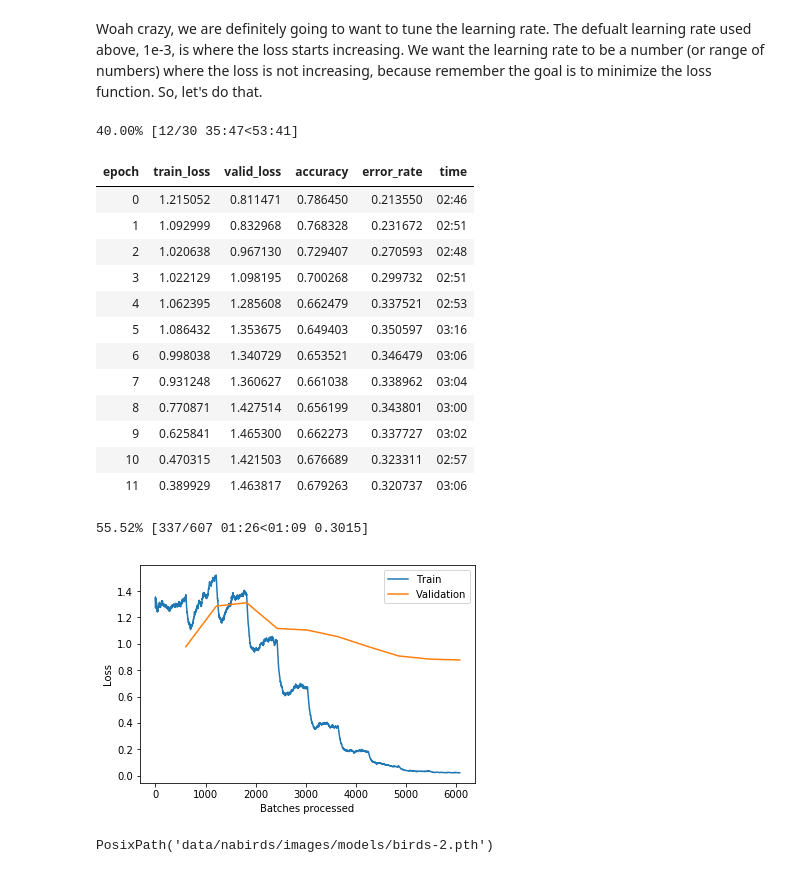
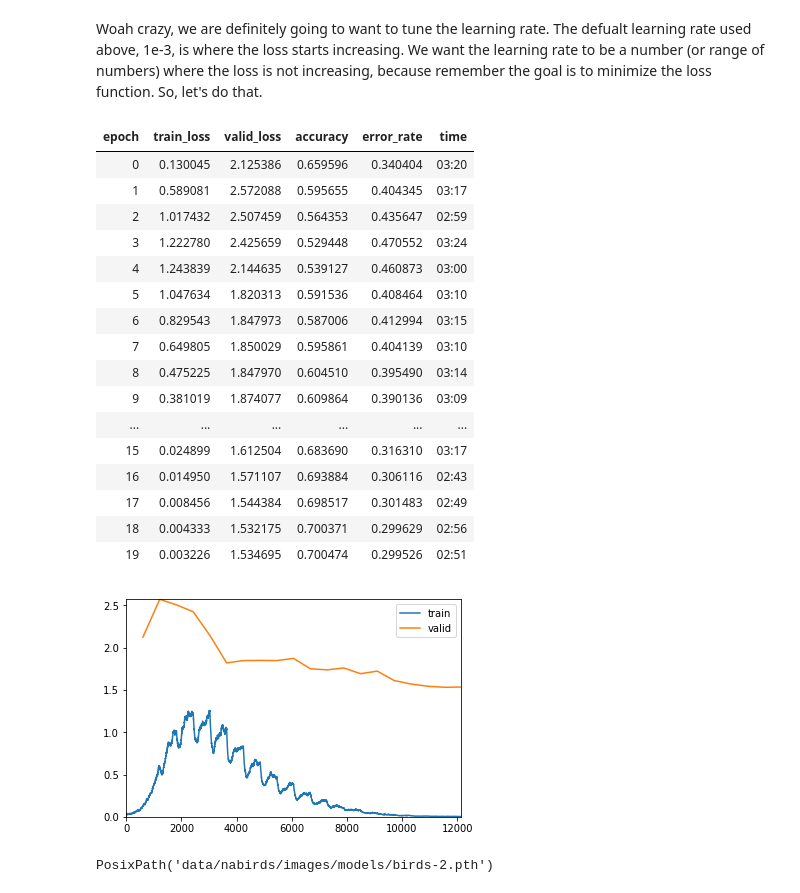
Before and after one commit to jakevc/deeplearn, a Jupyter notebook: BirdClassifier.ipynb, the cells around one changed output. Cells and saved outputs as stored; diff of their text form; code cells hidden in the pictures.

```diff
--- a/BirdClassifier.ipynb
+++ b/BirdClassifier.ipynb
@@ -332,27 +340,26 @@ learn.recorder.plot()
 Woah crazy, we are definitely going to want to tune the learning rate. The defualt learning rate used above, 1e-3, is where the loss starts increasing. We want the learning rate to be a number (or range of numbers) where the loss is not increasing, because remember the goal is to minimize the loss function. So, let's do that.
 # %%
 learn.unfreeze()
-learn.fit_one_cycle(30, max_lr=slice(3e-5, 3e-3))
+learn.fit_one_cycle(20,max_lr = slice(3e-3, 1e-3), callbacks=[ShowGraph(learn)])
 # %% [output]
-40.00% [12/30 35:47<53:41]
 | epoch | train_loss | valid_loss | accuracy | error_rate | time |
-| 0 | 1.215052 | 0.811471 | 0.786450 | 0.213550 | 02:46 |
-| 1 | 1.092999 | 0.832968 | 0.768328 | 0.231672 | 02:51 |
-| 2 | 1.020638 | 0.967130 | 0.729407 | 0.270593 | 02:48 |
-| 3 | 1.022129 | 1.098195 | 0.700268 | 0.299732 | 02:51 |
-| 4 | 1.062395 | 1.285608 | 0.662479 | 0.337521 | 02:53 |
-| 5 | 1.086432 | 1.353675 | 0.649403 | 0.350597 | 03:16 |
-| 6 | 0.998038 | 1.340729 | 0.653521 | 0.346479 | 03:06 |
-| 7 | 0.931248 | 1.360627 | 0.661038 | 0.338962 | 03:04 |
-| 8 | 0.770871 | 1.427514 | 0.656199 | 0.343801 | 03:00 |
-| 9 | 0.625841 | 1.465300 | 0.662273 | 0.337727 | 03:02 |
-| 10 | 0.470315 | 1.421503 | 0.676689 | 0.323311 | 02:57 |
-| 11 | 0.389929 | 1.463817 | 0.679263 | 0.320737 | 03:06 |
+| 0 | 0.130045 | 2.125386 | 0.659596 | 0.340404 | 03:20 |
+| 1 | 0.589081 | 2.572088 | 0.595655 | 0.404345 | 03:17 |
+| 2 | 1.017432 | 2.507459 | 0.564353 | 0.435647 | 02:59 |
+| 3 | 1.222780 | 2.425659 | 0.529448 | 0.470552 | 03:24 |
+| 4 | 1.243839 | 2.144635 | 0.539127 | 0.460873 | 03:00 |
+| 5 | 1.047634 | 1.820313 | 0.591536 | 0.408464 | 03:10 |
+| 6 | 0.829543 | 1.847973 | 0.587006 | 0.412994 | 03:15 |
+| 7 | 0.649805 | 1.850029 | 0.595861 | 0.404139 | 03:10 |
+| 8 | 0.475225 | 1.847970 | 0.604510 | 0.395490 | 03:14 |
+| 9 | 0.381019 | 1.874077 | 0.609864 | 0.390136 | 03:09 |
+| ... | ... | ... | ... | ... | ... |
+| 15 | 0.024899 | 1.612504 | 0.683690 | 0.316310 | 03:17 |
+| 16 | 0.014950 | 1.571107 | 0.693884 | 0.306116 | 02:43 |
+| 17 | 0.008456 | 1.544384 | 0.698517 | 0.301483 | 02:49 |
+| 18 | 0.004333 | 1.532175 | 0.700371 | 0.299629 | 02:56 |
+| 19 | 0.003226 | 1.534695 | 0.700474 | 0.299526 | 02:51 |
-55.52% [337/607 01:26<01:09 0.3015]
+[figure, added]
-# %%
-learn.recorder.plot_losses()
-# %% [output]
-[figure, removed]
 # %%
 learn.save('birds-2', return_path=True)
 # %% [output]
```
Also changed, not shown: parts of 14 cells of this notebook, 1 other file.
